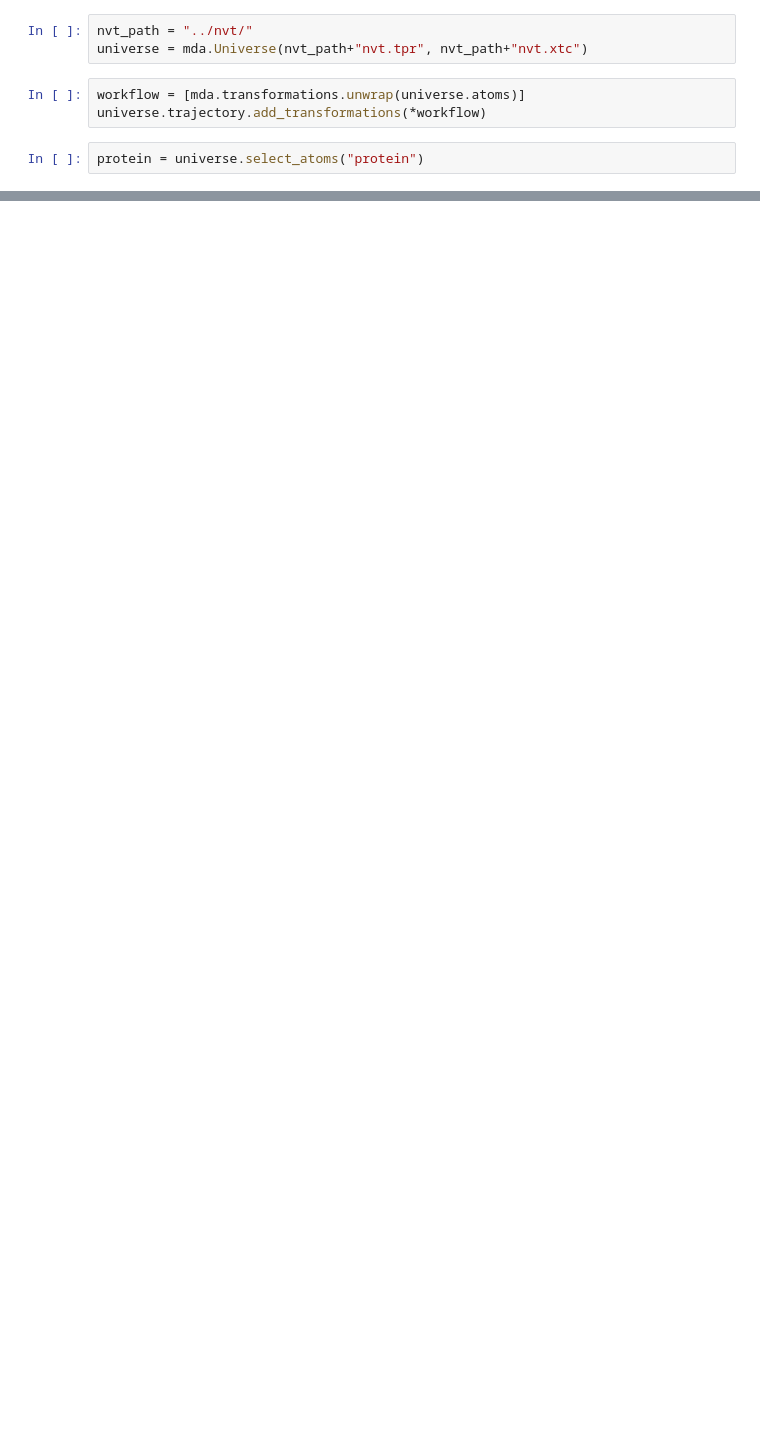
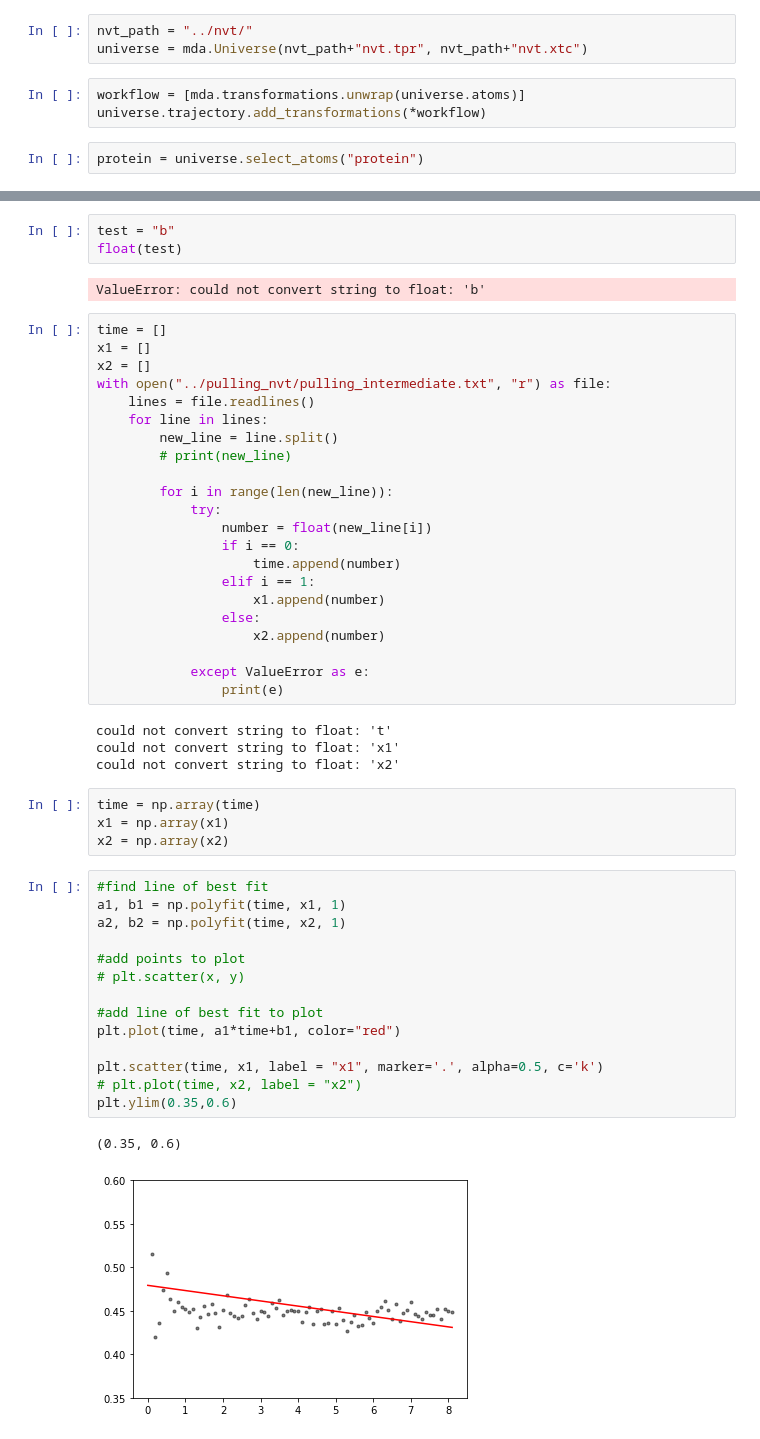
Before and after one commit to jasmin-guven/idp_md, a Jupyter notebook: scripts/check_nvt.ipynb, the cells around one changed output, grey strips where cells are left out. Saved outputs shown, nothing was run; the diff lists cells and outputs as text; blank space fills up the shorter version.

```diff
--- a/scripts/check_nvt.ipynb
+++ b/scripts/check_nvt.ipynb
@@ -17,0 +34,52 @@ NGLWidget(max_frame=100)
+# %%
+test = "b"
+float(test)
+# %% [output]
+ValueError: could not convert string to float: 'b'
+# %%
+time = []
+x1 = []
+x2 = []
+with open("../pulling_nvt/pulling_intermediate.txt", "r") as file:
+    lines = file.readlines()
+    for line in lines:
+        new_line = line.split()
+        # print(new_line)
+
+        for i in range(len(new_line)):
+            try:
+                number = float(new_line[i])
+                if i == 0:
+                    time.append(number)
+                elif i == 1:
+                    x1.append(number)
+                else:
+                    x2.append(number)
+
+            except ValueError as e:
+                print(e)
+# %% [output]
+could not convert string to float: 't'
+could not convert string to float: 'x1'
+could not convert string to float: 'x2'
+# %%
+time = np.array(time)
+x1 = np.array(x1)
+x2 = np.array(x2)
+# %%
+#find line of best fit
+a1, b1 = np.polyfit(time, x1, 1)
+a2, b2 = np.polyfit(time, x2, 1)
+
+#add points to plot
+# plt.scatter(x, y)
+
+#add line of best fit to plot
+plt.plot(time, a1*time+b1, color="red")
+
+plt.scatter(time, x1, label = "x1", marker='.', alpha=0.5, c='k')
+# plt.plot(time, x2, label = "x2")
+plt.ylim(0.35,0.6)
+# %% [output]
+(0.35, 0.6)
+[figure, added]
```
Also changed, not shown: parts of 6 cells of this notebook, 7 other files.
